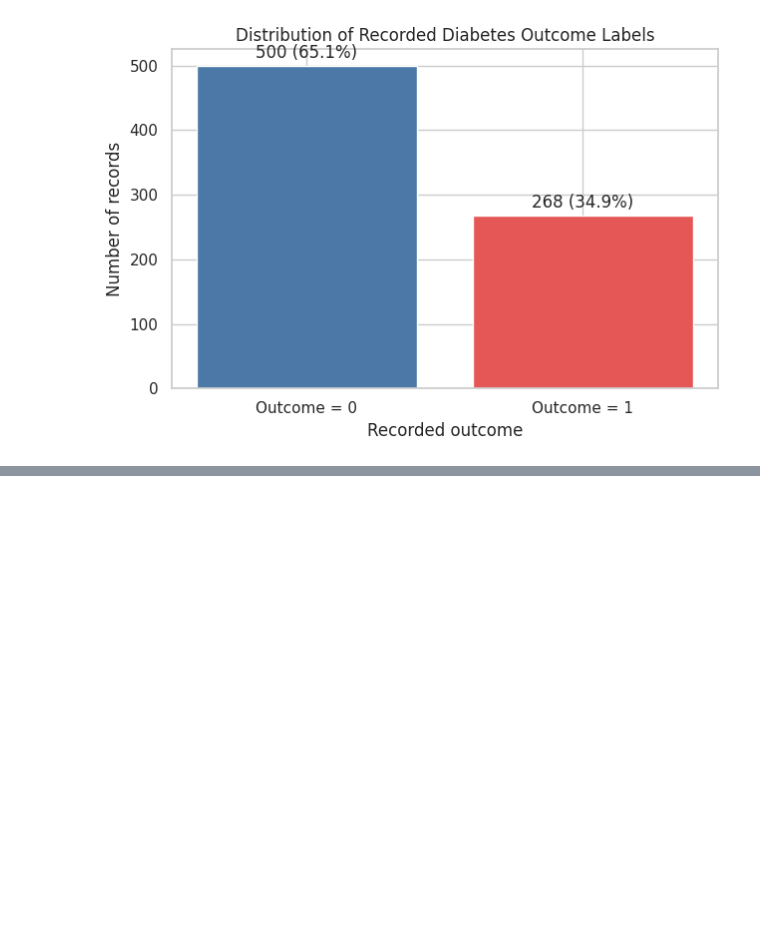
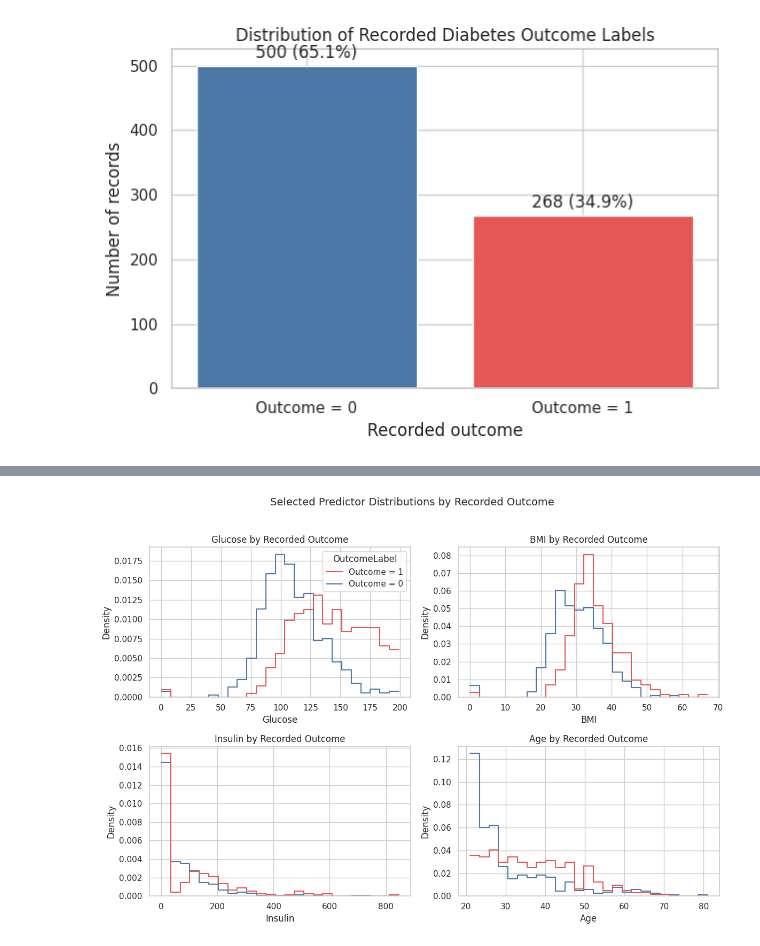
Before and after one commit to rodrigoviannasn/mat422-insulin-diabetes-project, a Jupyter notebook: notebooks/01_data_audit_eda.ipynb, the cells around one changed output, grey strips where cells are left out. Saved outputs shown, nothing was run; the diff lists cells and outputs as text; code cells hidden in the pictures; blank space fills up the shorter version.

Commit message:
Add predictor distribution analysis

```diff
--- a/notebooks/01_data_audit_eda.ipynb
+++ b/notebooks/01_data_audit_eda.ipynb
@@ -245,0 +250,76 @@ plt.show()
+# %%
+# Compare selected predictor distributions across recorded outcome groups.
+
+key_features = ["Glucose", "BMI", "Insulin", "Age"]
+
+plot_df = df.assign(
+    OutcomeLabel=df["Outcome"].map({
+        0: "Outcome = 0",
+        1: "Outcome = 1",
+    })
+)
+
+median_by_outcome = (
+    df.groupby("Outcome")[key_features]
+    .median()
+    .rename(index={
+        0: "Outcome = 0",
+        1: "Outcome = 1",
+    })
+    .T
+    .rename_axis("Variable")
+    .reset_index()
+)
+
+display(median_by_outcome)
+
+median_by_outcome.to_csv(
+    TABLES_DIR / "median_by_outcome.csv",
+    index=False,
+)
+
+fig, axes = plt.subplots(2, 2, figsize=(12, 8))
+axes = axes.flatten()
+
+palette = {
+    "Outcome = 0": "#4C78A8",
+    "Outcome = 1": "#E45756",
+}
+
+for index, (ax, feature) in enumerate(zip(axes, key_features)):
+    sns.histplot(
+        data=plot_df,
+        x=feature,
+        hue="OutcomeLabel",
+        bins=25,
+        stat="density",
+        common_norm=False,
+        element="step",
+        fill=False,
+        palette=palette,
+        ax=ax,
+    )
+
+    ax.set_title(f"{feature} by Recorded Outcome")
+    ax.set_xlabel(feature)
+    ax.set_ylabel("Density")
+
+    if index != 0 and ax.get_legend() is not None:
+        ax.get_legend().remove()
+
+fig.suptitle(
+    "Selected Predictor Distributions by Recorded Outcome",
+    fontsize=14,
+    y=1.02,
+)
+
+plt.tight_layout()
+
+fig.savefig(
+    FIGURES_DIR / "key_predictor_distributions.png",
+    dpi=300,
+    bbox_inches="tight",
+)
+
+plt.show()
+# %% [output]
@@ -245,0 +331 @@ plt.show()
+[figure, added]
```
Also changed, not shown: parts of 2 cells of this notebook.
